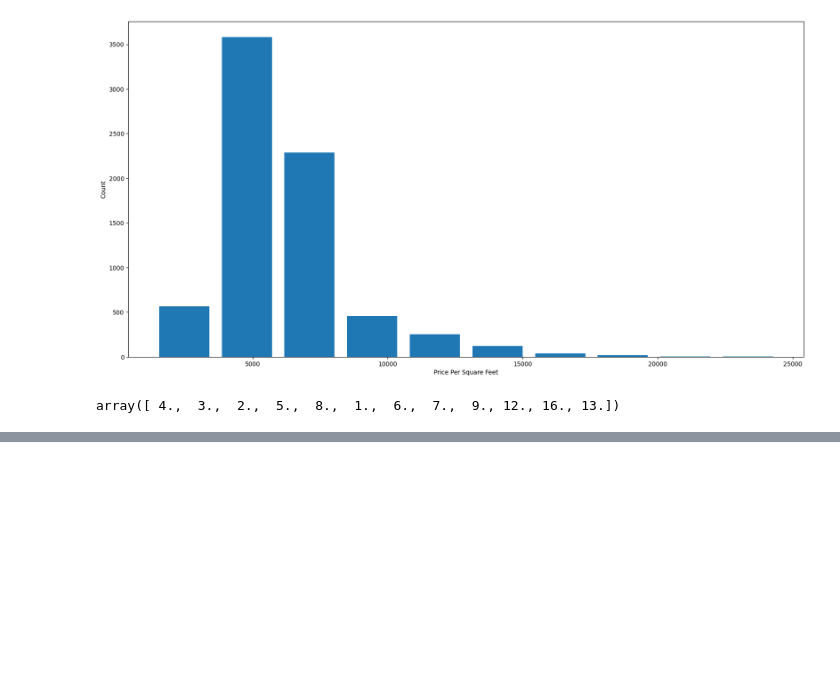
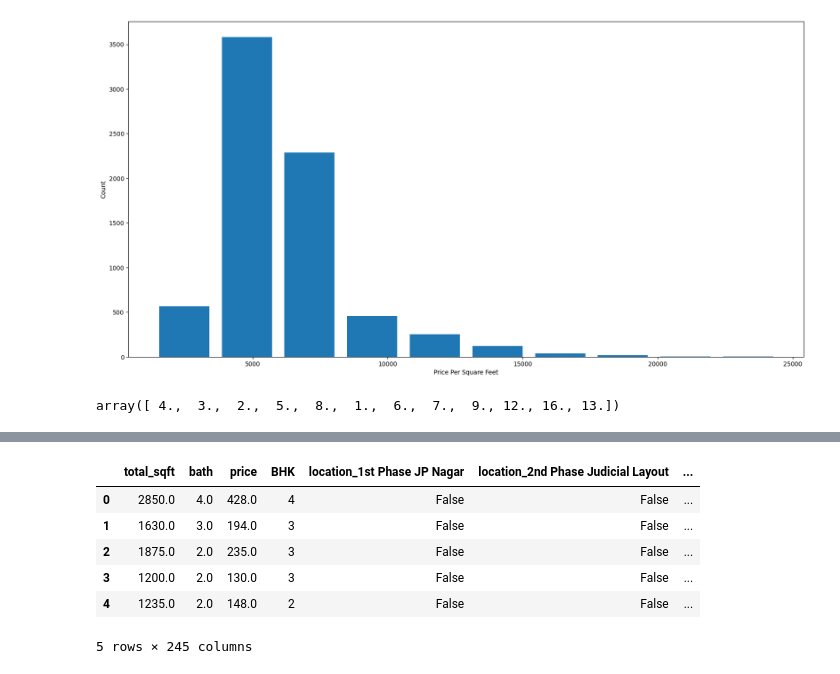
Before and after one commit to truongvanchinh/Real-Estate-Price-Prediction-Project, a Jupyter notebook: main.ipynb, the cells around one changed output, grey strips where cells are left out. Cells and saved outputs as stored; diff of their text form; code cells hidden in the pictures; blank space fills up the shorter version.

```diff
--- a/main.ipynb
+++ b/main.ipynb
@@ -397,0 +426,3 @@ array([ 4.,  3.,  2.,  5.,  8.,  1.,  6.,  7.,  9., 12., 16., 13.])
+# %%
+df9 = df8[df8['bath']<=(df8['BHK']+2)]
+df9.shape
@@ -397,0 +431,3 @@ array([ 4.,  3.,  2.,  5.,  8.,  1.,  6.,  7.,  9., 12., 16., 13.])
+# %%
+df10=df9.drop(['size', 'price_per_sqft'], axis="columns")
+df10.head()
@@ -397,0 +452,3 @@ array([ 4.,  3.,  2.,  5.,  8.,  1.,  6.,  7.,  9., 12., 16., 13.])
+# %%
+# drop_first để loại bỏ hiện hượng multicollinearity
+df11 = pd.get_dummies(df10, drop_first=True)
@@ -397,0 +459,10 @@ array([ 4.,  3.,  2.,  5.,  8.,  1.,  6.,  7.,  9., 12., 16., 13.])
+# %%
+df11.head()
+# %% [output]
+|  | total_sqft | bath | price | BHK | location_1st Phase JP Nagar | location_2nd Phase Judicial Layout | ... |
+| 0 | 2850.0 | 4.0 | 428.0 | 4 | False | False | ... |
+| 1 | 1630.0 | 3.0 | 194.0 | 3 | False | False | ... |
+| 2 | 1875.0 | 2.0 | 235.0 | 3 | False | False | ... |
+| 3 | 1200.0 | 2.0 | 130.0 | 3 | False | False | ... |
+| 4 | 1235.0 | 2.0 | 148.0 | 2 | False | False | ... |
+5 rows × 245 columns
```
Also changed, not shown: parts of 24 cells of this notebook, 2 other files.
